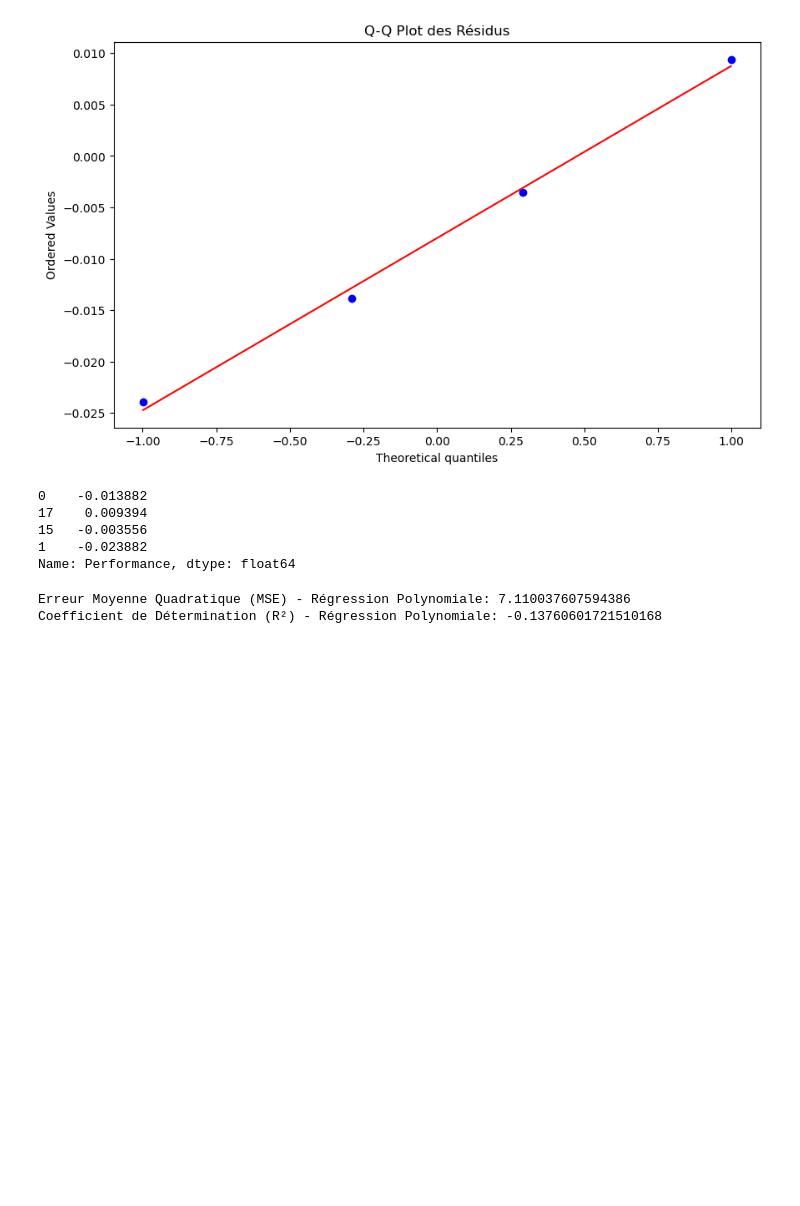
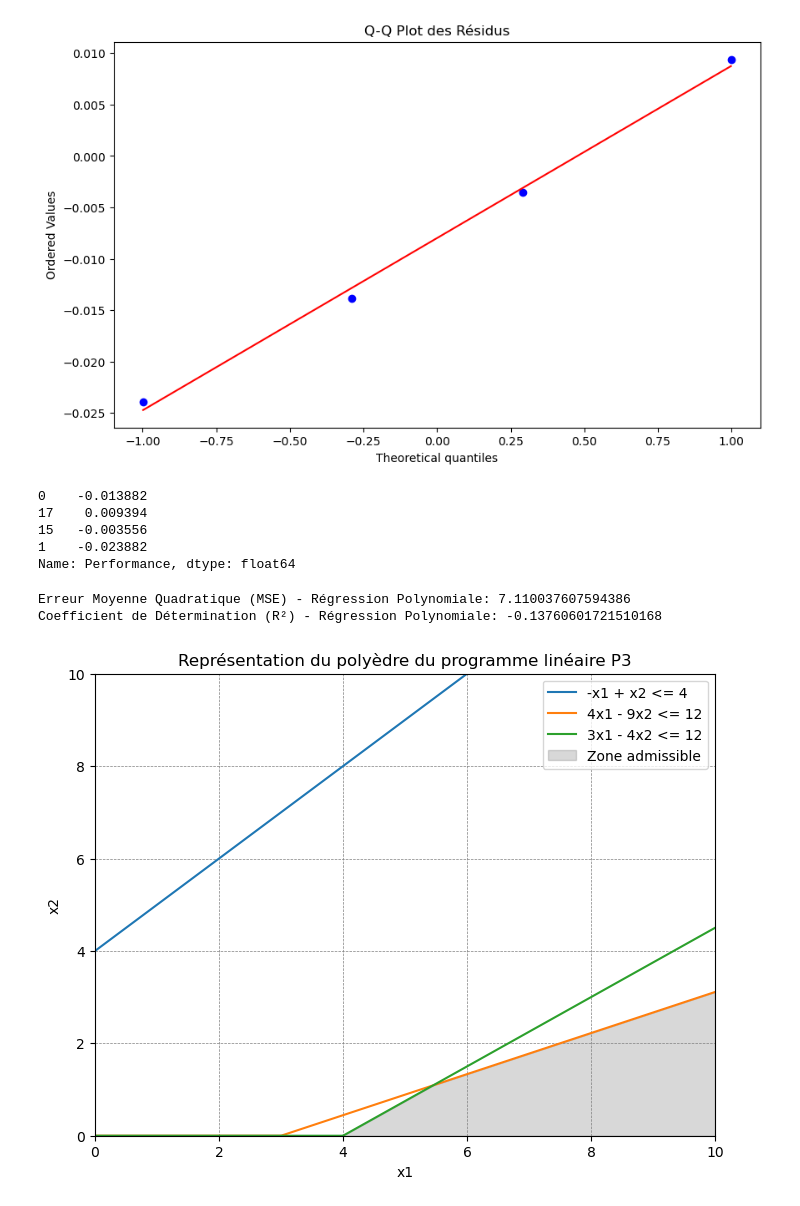
Before and after one commit to MERYEMELOSMANI/TP-ML-DS-, a Jupyter notebook: TP3.ipynb, the cells around one changed output. Cells and saved outputs as stored; diff of their text form; code cells hidden in the pictures; blank space fills up the shorter version.

```diff
--- a/TP3.ipynb
+++ b/TP3.ipynb
@@ -306,3 +306,46 @@ print(f'Coefficient de Détermination (R²) - Régression Polynomiale: {r2_poly}
 # %% [output]
 Erreur Moyenne Quadratique (MSE) - Régression Polynomiale: 7.110037607594386
 Coefficient de Détermination (R²) - Régression Polynomiale: -0.13760601721510168
+# %%
+import numpy as np
+import matplotlib.pyplot as plt
+
+# Définir les contraintes
+x1 = np.linspace(0, 10, 400)
+
+# Contraintes sous forme de fonctions de x1
+c1 = x1 + 4  # -x1 + x2 <= 4 -> x2 <= x1 + 4
+c2 = (4 * x1 - 12) / 9  # 4x1 - 9x2 <= 12 -> x2 >= (4x1 - 12) / 9
+c3 = (3 * x1 - 12) / 4  # 3x1 - 4x2 <= 12 -> x2 <= (3x1 - 12) / 4
+
+# Limiter les contraintes pour x1 >= 0
+c1 = np.maximum(c1, 0)
+c2 = np.maximum(c2, 0)
+c3 = np.maximum(c3, 0)
+
+# Créer la figure
+plt.figure(figsize=(8, 6))
+
+# Tracer les lignes des contraintes
+plt.plot(x1, c1, label="-x1 + x2 <= 4")
+plt.plot(x1, c2, label="4x1 - 9x2 <= 12")
+plt.plot(x1, c3, label="3x1 - 4x2 <= 12")
+
+# Remplir la zone admissible
+plt.fill_between(x1, 0, np.minimum(c1, np.minimum(c2, c3)), color='gray', alpha=0.3, label="Zone admissible")
+
+# Configurer le graphique
+plt.xlim(0, 10)
+plt.ylim(0, 10)
+plt.xlabel("x1")
+plt.ylabel("x2")
+plt.title("Représentation du polyèdre du programme linéaire P3")
+plt.axhline(0, color='black',linewidth=0.5)
+plt.axvline(0, color='black',linewidth=0.5)
+plt.grid(color = 'gray', linestyle = '--', linewidth = 0.5)
+plt.legend()
+
+# Afficher le graphique
+plt.show()
+# %% [output]
+[figure, added]
```
Also changed, not shown: parts of 4 cells of this notebook.
